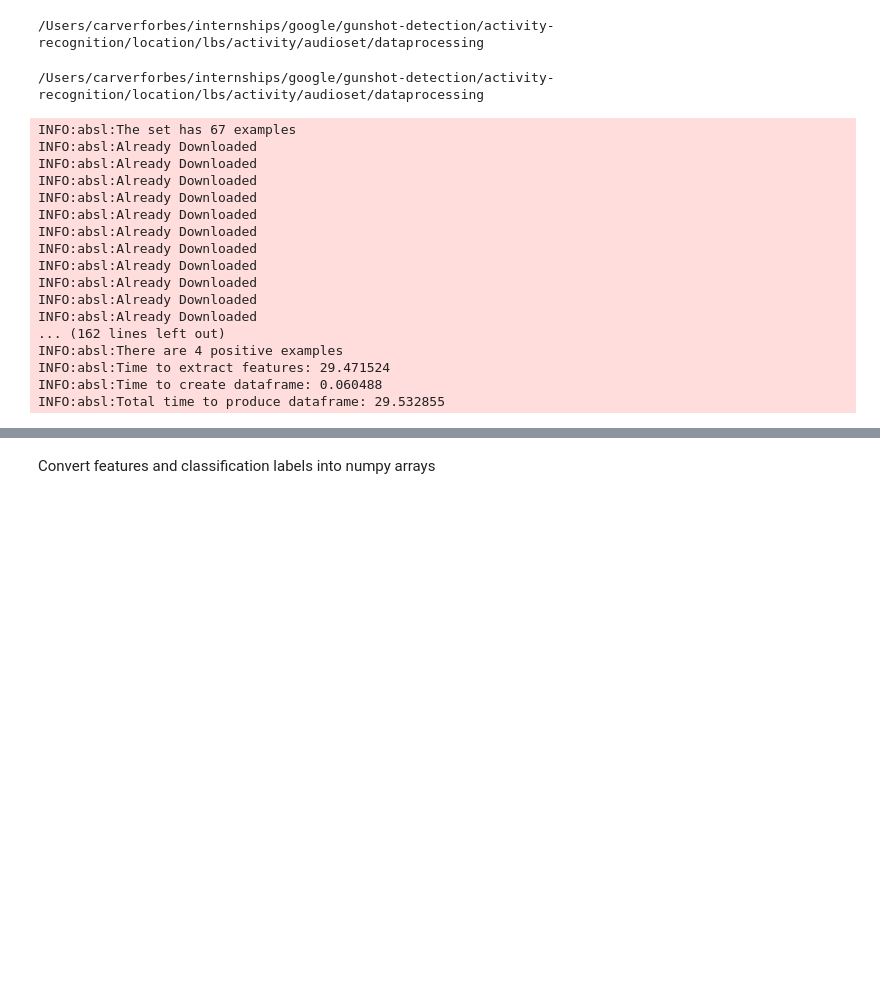
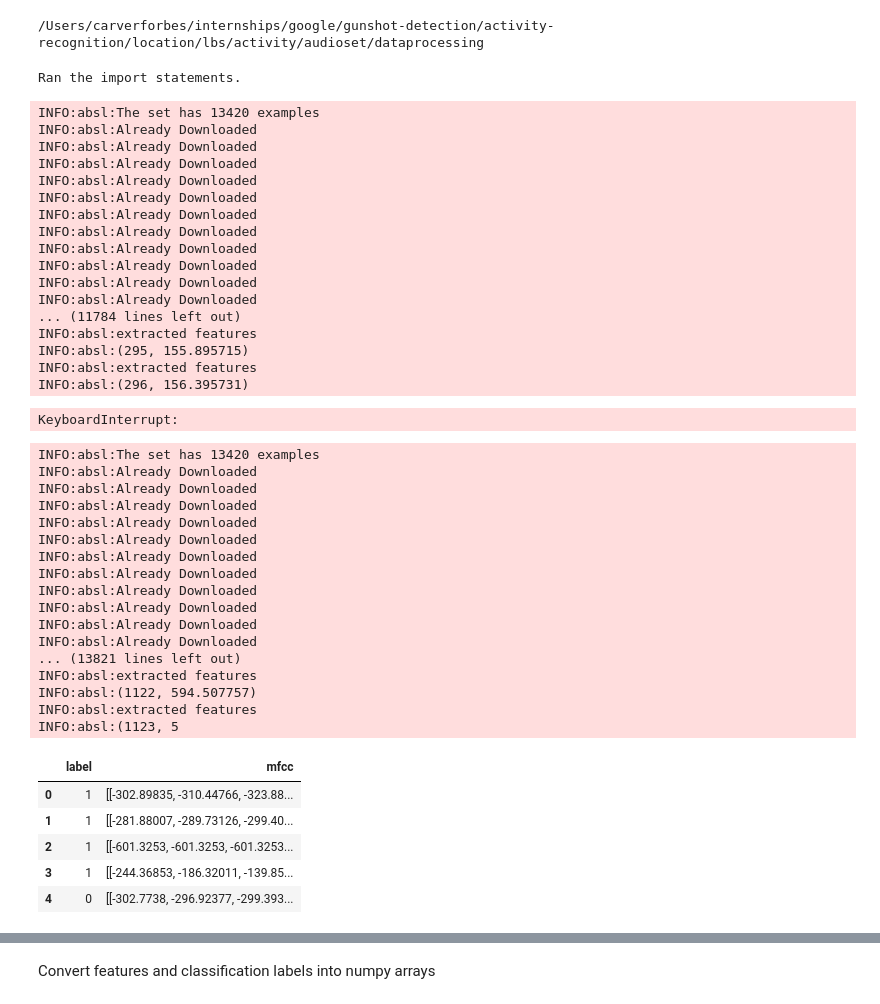
Before and after one commit to googleinterns/activity-recognition, a Jupyter notebook: location/lbs/activity/audioset/training/training_test.ipynb, the cells around one changed output, grey strips where cells are left out. Cells and saved outputs as stored; diff of their text form; code cells hidden in the pictures; blank space fills up the shorter version.

```diff
--- a/location/lbs/activity/audioset/training/training_test.ipynb
+++ b/location/lbs/activity/audioset/training/training_test.ipynb
@@ -3,6 +3,7 @@ cd ../dataprocessing
 # %% [output]
 /Users/carverforbes/internships/google/gunshot-detection/activity-recognition/location/lbs/activity/audioset/dataprocessing
 # %%
+# import statements
 import audio_processing as ap
 
 import functools
@@ -15,19 +16,18 @@ import pandas as pd
 import tensorflow as tf
 from tensorflow import keras
 import matplotlib.pyplot as plt
+from tensorflow import feature_column
+from tensorflow.keras import layers
+from matplotlib import pyplot as plt
 
-from keras.models import Sequential
-from keras.layers import Dense, Dropout, Activation, Flatten
-from keras.layers import Convolution2D, Conv2D, MaxPooling2D, GlobalAveragePooling2D
-from keras.optimizers import Adam
-from keras.utils import to_categorical
-from keras.utils import np_utils
-from sklearn import metrics
-from sklearn.model_selection import train_test_split
+# The following lines adjust the granularity of reporting.
+pd.options.display.max_rows = 10
+pd.options.display.float_format = "{:.1f}".format
+# tf.keras.backend.set_floatx('float32')
+
+print("Ran the import statements.")
+# %% [output]
+Ran the import statements.
-# %%
-print(os.path.dirname(os.path.realpath('__file__')))
-# %% [output]
-/Users/carverforbes/internships/google/gunshot-detection/activity-recognition/location/lbs/activity/audioset/dataprocessing
 # %%
 debug = False
 logging.set_verbosity(logging.INFO)
@@ -59,8 +60,9 @@ def get_dataframes():
     return dfs
 # %%
 dfs = get_dataframes()
+dfs[0].head()
 # %% [output]
-INFO:absl:The set has 67 examples
+INFO:absl:The set has 13420 examples
 INFO:absl:Already Downloaded
 INFO:absl:Already Downloaded
 INFO:absl:Already Downloaded
@@ -72,8 +74,36 @@ INFO:absl:Already Downloaded
 INFO:absl:Already Downloaded
 INFO:absl:Already Downloaded
 INFO:absl:Already Downloaded
-... (162 lines left out)
-INFO:absl:There are 4 positive examples
-INFO:absl:Time to extract features: 29.471524
-INFO:absl:Time to create dataframe: 0.060488
-INFO:absl:Total time to produce dataframe: 29.532855
+... (11784 lines left out)
+INFO:absl:extracted features
+INFO:absl:(295, 155.895715)
+INFO:absl:extracted features
+INFO:absl:(296, 156.395731)
+KeyboardInterrupt:
+# %%
+dataset_df2 = ap.output_csv(src_dir, dest_dir, filename, labels, features_to_extract, redo=False)
+dataset_df2.head()
+# %% [output]
+INFO:absl:The set has 13420 examples
+INFO:absl:Already Downloaded
+INFO:absl:Already Downloaded
+INFO:absl:Already Downloaded
+INFO:absl:Already Downloaded
+INFO:absl:Already Downloaded
+INFO:absl:Already Downloaded
+INFO:absl:Already Downloaded
+INFO:absl:Already Downloaded
+INFO:absl:Already Downloaded
+INFO:absl:Already Downloaded
+INFO:absl:Already Downloaded
+... (13821 lines left out)
+INFO:absl:extracted features
+INFO:absl:(1122, 594.507757)
+INFO:absl:extracted features
+INFO:absl:(1123, 5
+|  | label | mfcc |
+| 0 | 1 | [[-302.89835, -310.44766, -323.88... |
+| 1 | 1 | [[-281.88007, -289.73126, -299.40... |
+| 2 | 1 | [[-601.3253, -601.3253, -601.3253... |
+| 3 | 1 | [[-244.36853, -186.32011, -139.85... |
+| 4 | 0 | [[-302.7738, -296.92377, -299.393... |
```
Also changed, not shown: parts of 24 cells of this notebook, 2 other files.
